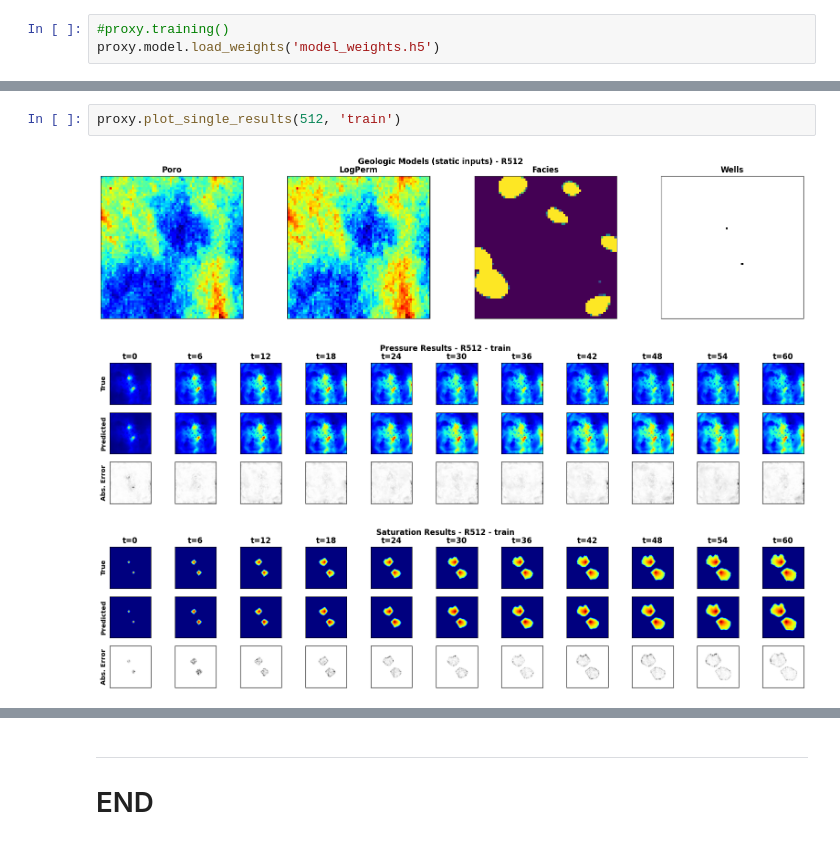
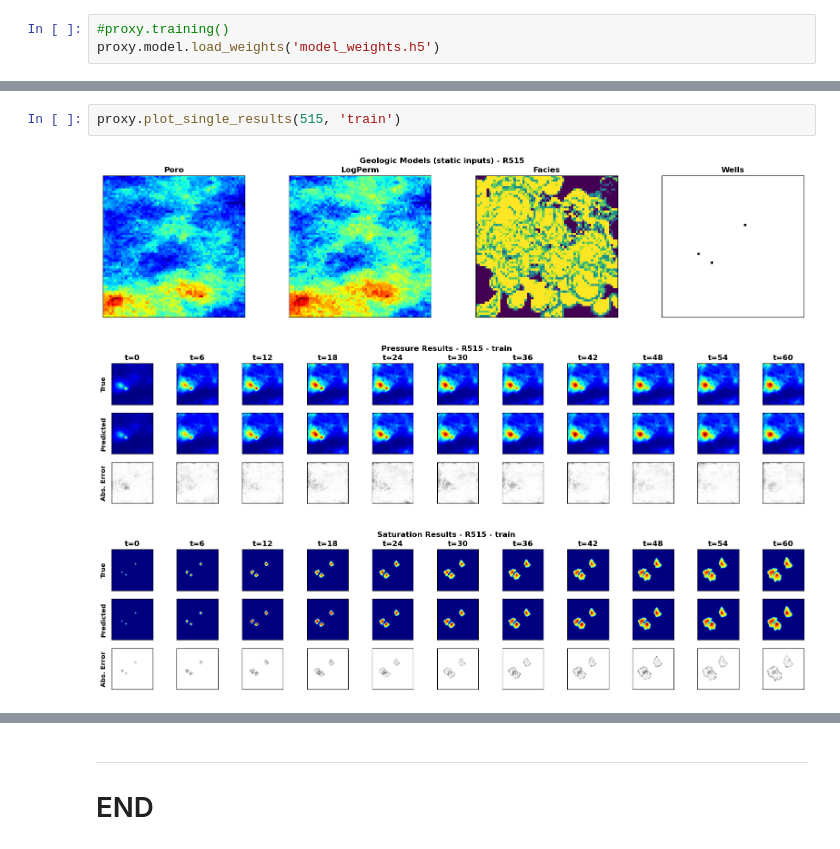
Before and after one commit to misaelmmorales/Stochastic-pix2vid, a Jupyter notebook: CNN_RNN_CO2_v2.ipynb, the cells around one changed output, grey strips where cells are left out. Cells and saved outputs as stored; diff of their text form.

Commit message:
update
trying it again in the office PC with pre-trained weights

```diff
--- a/CNN_RNN_CO2_v2.ipynb
+++ b/CNN_RNN_CO2_v2.ipynb
@@ -50,9 +50,9 @@ Latent shape: (1500, 8, 8, 256)
 # %%
-proxy.plot_single_results(512, 'train')
+proxy.plot_single_results(515, 'train')
 # %% [output]
-[figure, old version]
+[figure, new version]
-[figure, old version]
+[figure, new version]
-[figure, old version]
+[figure, new version]
 # %%
 proxy.cumulative_co2()
 # %% [output]
```
Also changed, not shown: parts of 5 cells of this notebook, 1 other file.
